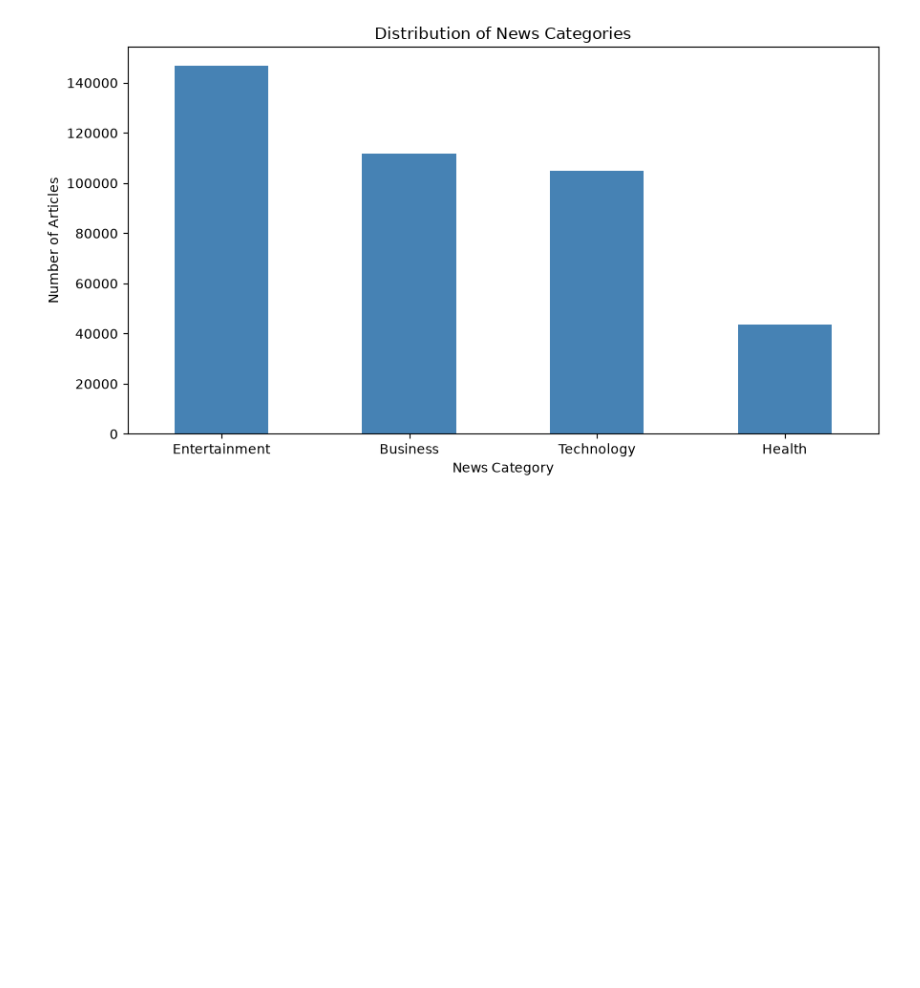
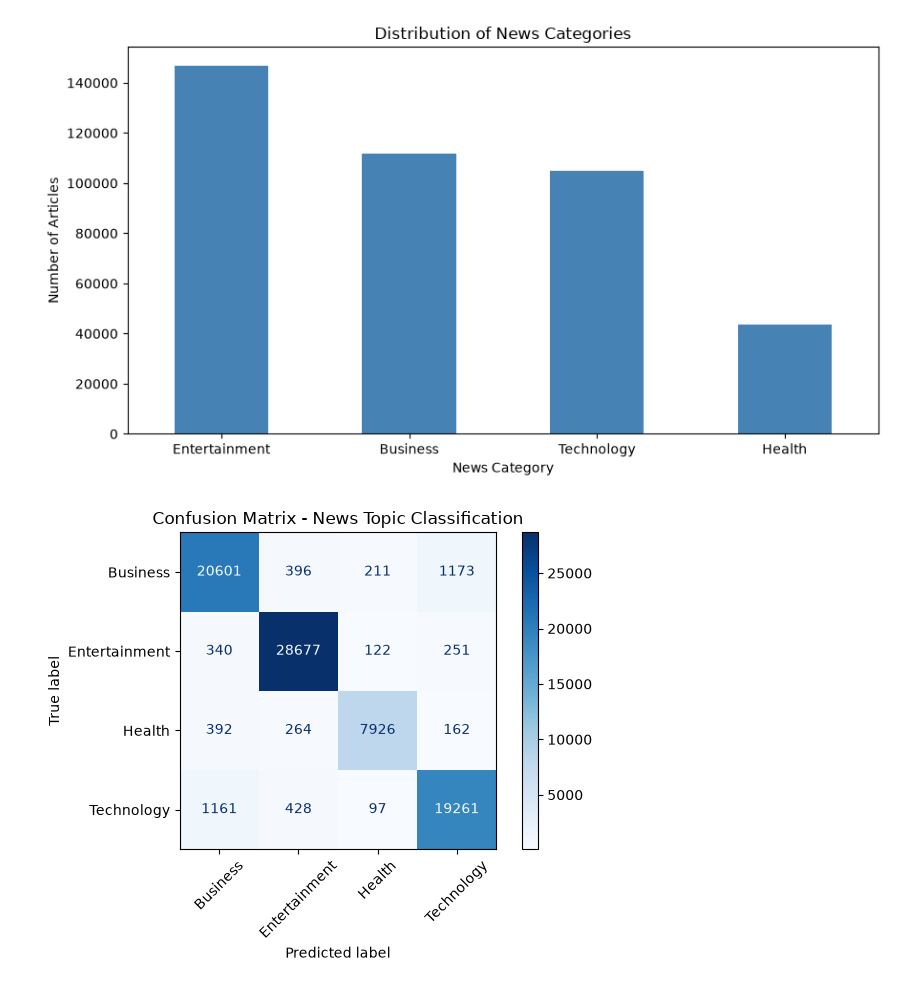
Before and after one commit to DevanshKumar01/news-topic-classification, a Jupyter notebook: notebooks/news_classification.ipynb, the cells around one changed output. Drawn from its saved outputs; the diff is of its cells as text; code cells hidden in the pictures; blank space fills up the shorter version.

Commit message:
Add final project report and correct confusion matrix

```diff
--- a/notebooks/news_classification.ipynb
+++ b/notebooks/news_classification.ipynb
@@ -211,3 +210,21 @@ plt.savefig("../screenshots/confusion_matrix.png", dpi=300, bbox_inches="tight")
 plt.show()
 # %% [output]
 [figure]
+# %%
+from sklearn.metrics import ConfusionMatrixDisplay
+import matplotlib.pyplot as plt
+
+ConfusionMatrixDisplay.from_predictions(
+    y_test,
+    y_pred,
+    display_labels=["Business", "Entertainment", "Health", "Technology"],
+    cmap="Blues",
+    xticks_rotation=45
+)
+
+plt.title("Confusion Matrix - News Topic Classification")
+plt.tight_layout()
+plt.savefig("../screenshots/confusion_matrix.png", dpi=300, bbox_inches="tight")
+plt.show()
+# %% [output]
+[figure, added]
```
Also changed, not shown: parts of 1 cell of this notebook, 2 other files.
